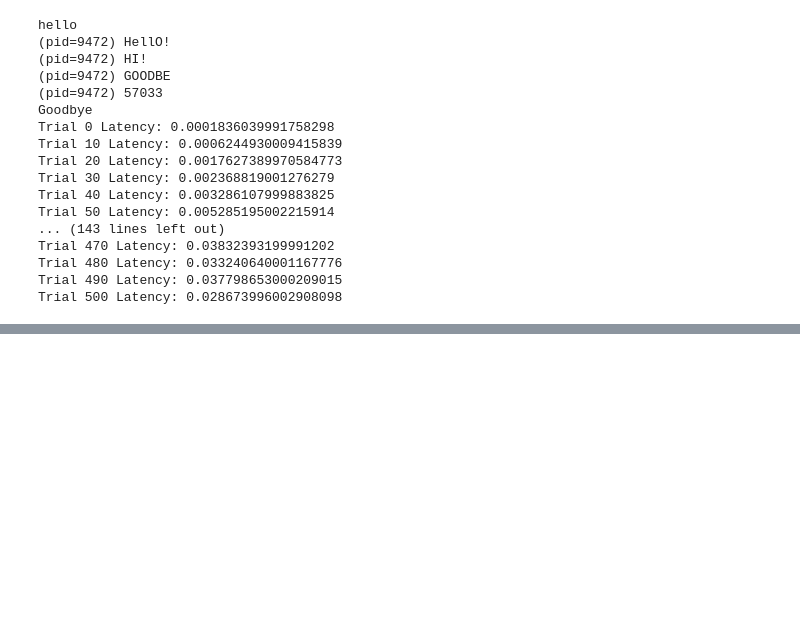
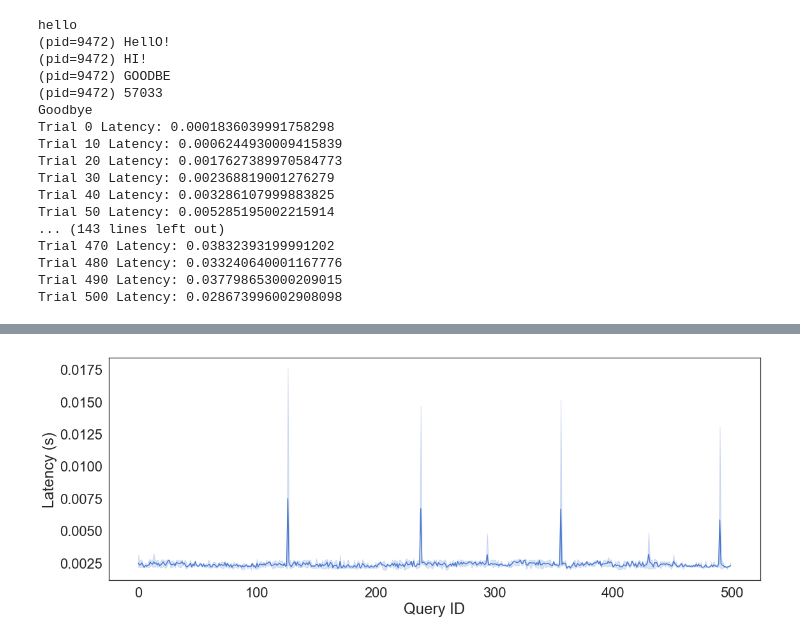
Before and after one commit to RehanSD/ray, a Jupyter notebook: python/ray/experimental/serve/benchmarking/ZMQBenchmarking.ipynb, the cells around one changed output, grey strips where cells are left out. Cells and saved outputs as stored; diff of their text form; code cells hidden in the pictures; blank space fills up the shorter version.

```diff
--- a/python/ray/experimental/serve/benchmarking/ZMQBenchmarking.ipynb
+++ b/python/ray/experimental/serve/benchmarking/ZMQBenchmarking.ipynb
@@ -203,0 +304,2 @@ plt.ylabel("Latency in s")
+# %%
+latencies = np.load('latencies_single_query.npy')
@@ -203,0 +315,11 @@ plt.ylabel("Latency in s")
+# %%
+df = pd.DataFrame(latencies)
+# %%
+df = df.melt().rename(columns={'variable': 'Query ID', 'value': 'Latency (s)'})
+# %%
+plt.figure(figsize=(16,6))
+sns.lineplot(data=df, x='Query ID', y='Latency (s)')
+plt.tight_layout()
+plt.savefig('/Users/rehandurrani/Desktop/stab_lat.svg')
+# %% [output]
+[figure, added]
```
Also changed, not shown: parts of 17 cells of this notebook, 1 other file.
